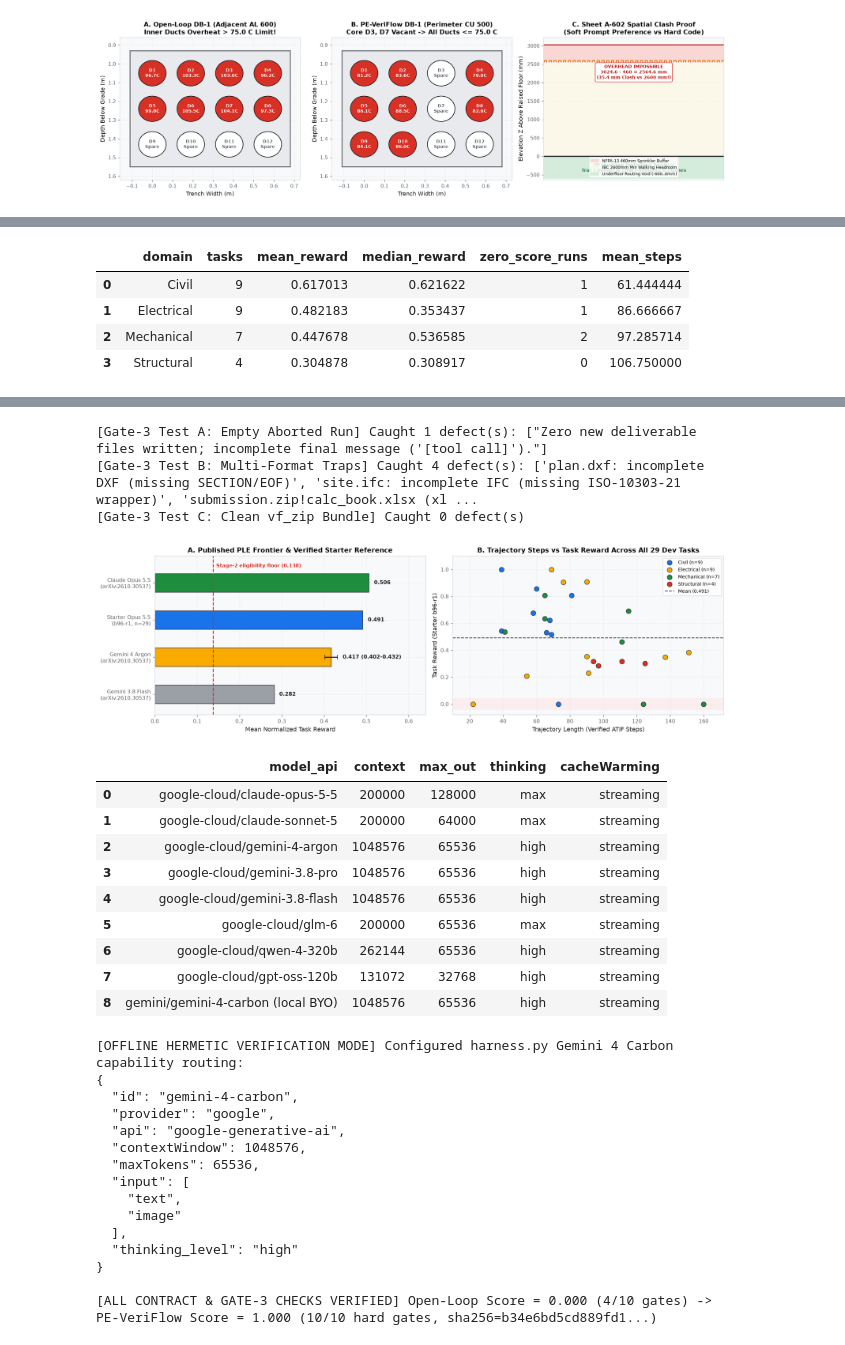
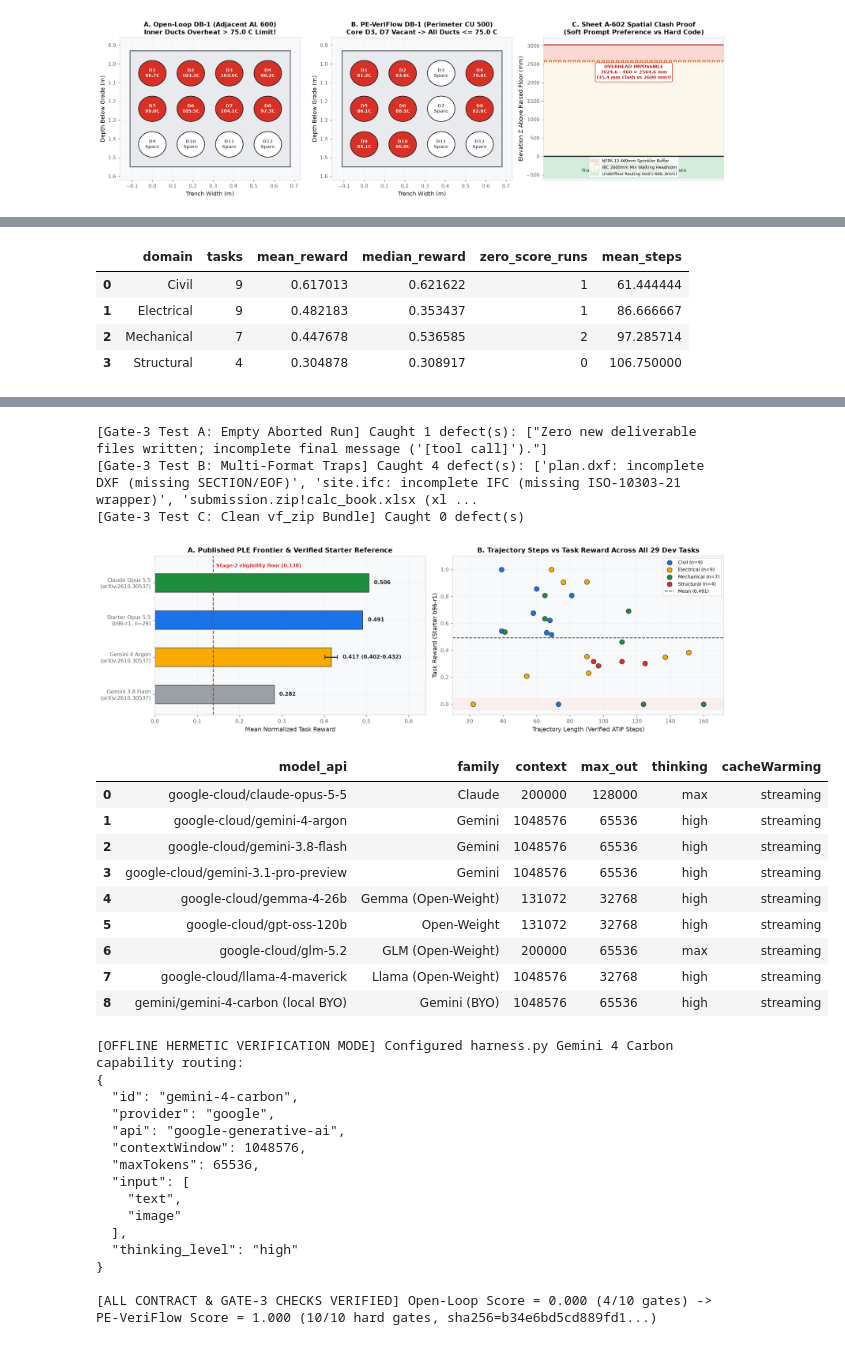
Before and after one commit to RobinaMirbahar/ple-veriflow-harness, a Jupyter notebook: notebooks/ple_hard_gate_veriflow_notebook.ipynb, the cells around one changed output, grey strips where cells are left out. Drawn from its saved outputs; the diff is of its cells as text; code cells hidden in the pictures.

Commit message:
docs: sync official 8 sponsored models in README and polished v8 notebook

```diff
--- a/notebooks/ple_hard_gate_veriflow_notebook.ipynb
+++ b/notebooks/ple_hard_gate_veriflow_notebook.ipynb
@@ -706,7 +733,7 @@ published_frontier_df = pd.DataFrame([
     ["Starter Opus 5.5 Baseline (b96-r1, 29 dev)", "google-cloud/claude-opus-5-5", f"{starter_df['reward'].mean():.3f}", f"{starter_df['steps'].mean():.1f} mean steps", "Unmodified artifacts/ baseline"],
     ["Gemini 4 Argon (arXiv:2610.30537)", "Google Gemini 4", "0.402-0.432", "Benchmark suite", "Published paper evaluation"],
     ["Gemini 3.8 Flash (arXiv:2610.30537)", "Google Gemini 3.8", "0.282", "Benchmark suite", "Published paper evaluation"],
-    ["Stage-2 Prize Eligibility Floor", "Competition Rule", "0.138", "3h budget", "Minimum score threshold"],
+    ["Stage-2 Prize Eligibility Floor", "Competition Rule", "0.138", "6h/task · 56 hidden x 3 runs", "Minimum score threshold"],
 ], columns=["System / Model", "Provider / API", "Mean Reward", "Trajectory / Token Scale", "Source"])
 
 display(domain_summary_df)
@@ -841,17 +868,17 @@ ax2.legend(loc="upper right", fontsize=8.0)
 plt.tight_layout()
 plt.show()
 
-# Explicit Routing Table for all 8 Sponsored Competition Models + BYO Gemini 4 Carbon
+# Explicit Routing Table for all 8 Official Sponsored Competition Models + BYO Gemini 4 Carbon
 SPONSORED_MODEL_ROUTING = [
-    {"model_api": "google-cloud/claude-opus-5-5", "context": 200_000, "max_out": 128_000, "thinking": "max", "cacheWarming": "streaming"},
-    {"model_api": "google-cloud/claude-sonnet-5", "context": 200_000, "max_out": 64_000, "thinking": "max", "cacheWarming": "streaming"},
-    {"model_api": "google-cloud/gemini-4-argon", "context": 1_048_576, "max_out": 65_536, "thinking": "high", "cacheWarming": "streaming"},
-    {"model_api": "google-cloud/gemini-3.8-pro", "context": 1_048_576, "max_out": 65_536, "thinking": "high", "cacheWarming": "streaming"},
-    {"model_api": "google-cloud/gemini-3.8-flash", "context": 1_048_576, "max_out": 65_536, "thinking": "high", "cacheWarming": "streaming"},
-    {"model_api": "google-cloud/glm-6", "context": 200_000, "max_out": 65_536, "thinking": "max", "cacheWarming": "streaming"},
-    {"model_api": "google-cloud/qwen-4-320b", "context": 262_144, "max_out": 65_536, "thinking": "high", "cacheWarming": "streaming"},
-    {"model_api": "google-cloud/gpt-oss-120b", "context": 131_072, "max_out": 32_768, "thinking": "high", "cacheWarming": "streaming"},
-    {"model_api": "gemini/gemini-4-carbon (local BYO)", "context": 1_048_576, "max_out": 65_536, "thinking": "high", "cacheWarming": "streaming"},
+    {"model_api": "google-cloud/claude-opus-5-5", "family": "Claude", "context": 200_000, "max_out": 128_000, "thinking": "max", "cacheWarming": "streaming"},
+    {"model_api": "google-cloud/gemini-4-argon", "family": "Gemini", "context": 1_048_576, "max_out": 65_536, "thinking": "high", "cacheWarming": "streaming"},
+    {"model_api": "google-cloud/gemini-3.8-flash", "family": "Gemini", "context": 1_048_576, "max_out": 65_536, "thinking": "high", "cacheWarming": "streaming"},
+    {"model_api": "google-cloud/gemini-3.1-pro-preview", "family": "Gemini", "context": 1_048_576, "max_out": 65_536, "thinking": "high", "cacheWarming": "streaming"},
+    {"model_api": "google-cloud/gemma-4-26b", "family": "Gemma (Open-Weight)", "context": 131_072, "max_out": 32_768, "thinking": "high", "cacheWarming": "streaming"},
+    {"model_api": "google-cloud/gpt-oss-120b", "family": "Open-Weight", "context": 131_072, "max_out": 32_768, "thinking": "high", "cacheWarming": "streaming"},
+    {"model_api": "google-cloud/glm-5.2", "family": "GLM (Open-Weight)", "context": 200_000, "max_out": 65_536, "thinking": "max", "cacheWarming": "streaming"},
+    {"model_api": "google-cloud/llama-4-maverick", "family": "Llama (Open-Weight)", "context": 1_048_576, "max_out": 32_768, "thinking": "high", "cacheWarming": "streaming"},
+    {"model_api": "gemini/gemini-4-carbon (local BYO)", "family": "Gemini (BYO)", "context": 1_048_576, "max_out": 65_536, "thinking": "high", "cacheWarming": "streaming"},
 ]
 display(pd.DataFrame(SPONSORED_MODEL_ROUTING))
 
@@ -906,17 +933,17 @@ print(f"\n[ALL CONTRACT & GATE-3 CHECKS VERIFIED] Open-Loop Score = {naive_res['
 [Gate-3 Test A: Empty Aborted Run] Caught 1 defect(s): ["Zero new deliverable files written; incomplete final message ('[tool call]')."]
 [Gate-3 Test B: Multi-Format Traps] Caught 4 defect(s): ['plan.dxf: incomplete DXF (missing SECTION/EOF)', 'site.ifc: incomplete IFC (missing ISO-10303-21 wrapper)', 'submission.zip!calc_book.xlsx (xl ...
 [Gate-3 Test C: Clean vf_zip Bundle] Caught 0 defect(s)
 [figure]
-|  | model_api | context | max_out | thinking | cacheWarming |
-| 0 | google-cloud/claude-opus-5-5 | 200000 | 128000 | max | streaming |
-| 1 | google-cloud/claude-sonnet-5 | 200000 | 64000 | max | streaming |
-| 2 | google-cloud/gemini-4-argon | 1048576 | 65536 | high | streaming |
-| 3 | google-cloud/gemini-3.8-pro | 1048576 | 65536 | high | streaming |
-| 4 | google-cloud/gemini-3.8-flash | 1048576 | 65536 | high | streaming |
-| 5 | google-cloud/glm-6 | 200000 | 65536 | max | streaming |
-| 6 | google-cloud/qwen-4-320b | 262144 | 65536 | high | streaming |
-| 7 | google-cloud/gpt-oss-120b | 131072 | 32768 | high | streaming |
-| 8 | gemini/gemini-4-carbon (local BYO) | 1048576 | 65536 | high | streaming |
+|  | model_api | family | context | max_out | thinking | cacheWarming |
+| 0 | google-cloud/claude-opus-5-5 | Claude | 200000 | 128000 | max | streaming |
+| 1 | google-cloud/gemini-4-argon | Gemini | 1048576 | 65536 | high | streaming |
+| 2 | google-cloud/gemini-3.8-flash | Gemini | 1048576 | 65536 | high | streaming |
+| 3 | google-cloud/gemini-3.1-pro-preview | Gemini | 1048576 | 65536 | high | streaming |
+| 4 | google-cloud/gemma-4-26b | Gemma (Open-Weight) | 131072 | 32768 | high | streaming |
+| 5 | google-cloud/gpt-oss-120b | Open-Weight | 131072 | 32768 | high | streaming |
+| 6 | google-cloud/glm-5.2 | GLM (Open-Weight) | 200000 | 65536 | max | streaming |
+| 7 | google-cloud/llama-4-maverick | Llama (Open-Weight) | 1048576 | 32768 | high | streaming |
+| 8 | gemini/gemini-4-carbon (local BYO) | Gemini (BYO) | 1048576 | 65536 | high | streaming |
 [OFFLINE HERMETIC VERIFICATION MODE] Configured harness.py Gemini 4 Carbon capability routing:
 {
   "id": "gemini-4-carbon",
```
Also changed, not shown: parts of 11 cells of this notebook, 1 other file.
